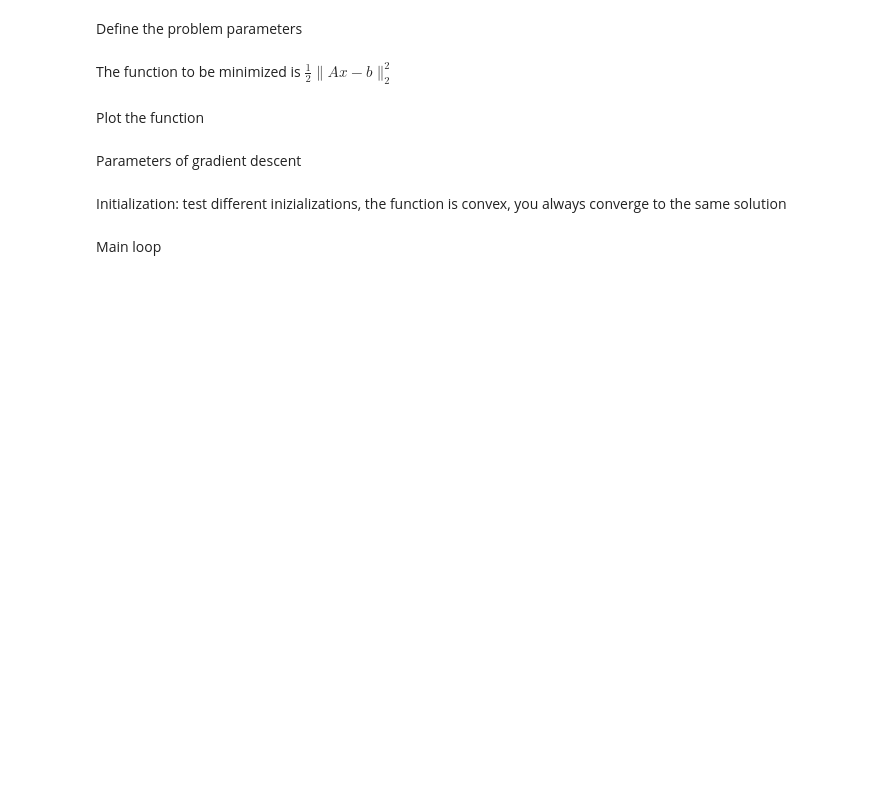
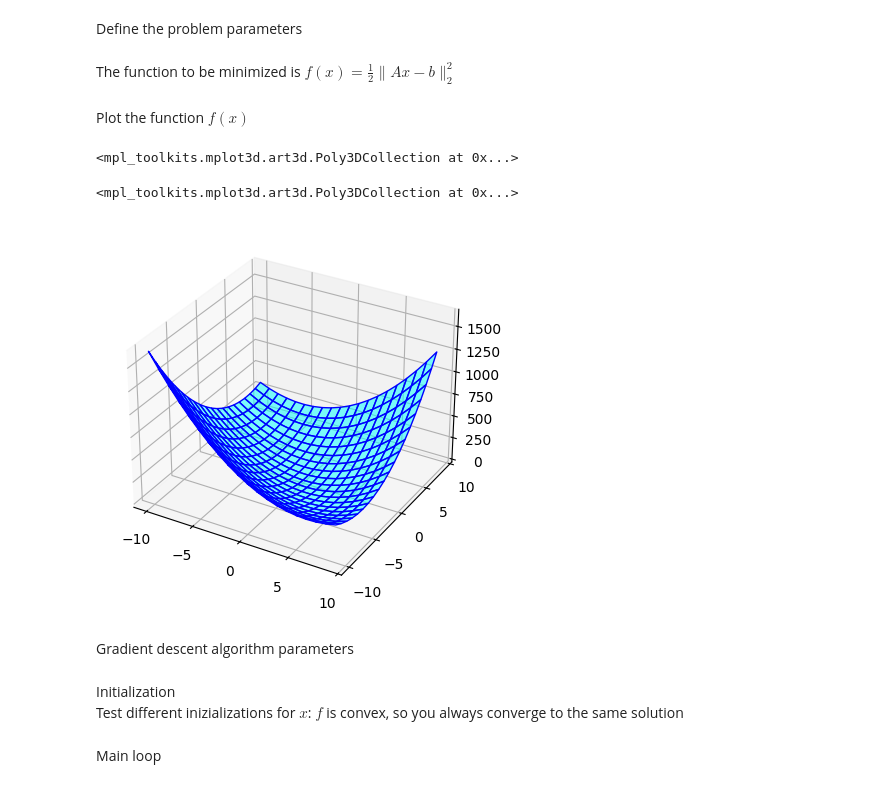
Before and after one commit to Thomas-Fabbris/MMIP-polimi, a Jupyter notebook: Assignments/lecture_11_gradient_descent.ipynb, the cells around one changed output. Cells and saved outputs as stored; diff of their text form; code cells hidden in the pictures; blank space fills up the shorter version.

```diff
--- a/Assignments/lecture_11_gradient_descent.ipynb
+++ b/Assignments/lecture_11_gradient_descent.ipynb
@@ -10,4 +10,4 @@ A = np.array([[1, 3], [3, 1]]) # low dimensions to plot it, you can test larger
 b = np.array([1.1, 0.2])
 # %% [markdown]
-The function to be minimized is $\frac{1}{2}\|Ax-b\|_2^2$
+The function to be minimized is $f(x) = \frac{1}{2}\|Ax-b\|_2^2$
 # %%
@@ -18,16 +20,22 @@ df = lambda x: A.T @ (A @ x - b)
 # %% [markdown]
-Plot the function
+Plot the function $f(x)$
 # %%
-# this function has been prepared only for the visualization sake, no need to go through this but it renders some nice
-# graphics :)
-F = lambda r1, r2: (r1 * A[0, 0] + r2 * A[0, 1] - b[0]) ** 2 + (r1 * A[1, 0] + r2 * A[1, 1] - b[1]) ** 2
+def F(r1, r2): return 0.5 * ((r1 * A[0, 0] + r2 * A[0, 1] -
+                              b[0]) ** 2 + (r1 * A[1, 0] + r2 * A[1, 1] - b[1]) ** 2)
+
+
 xx, yy = np.meshgrid(np.arange(-10, 10), np.arange(-10, 10))
 
 fig = plt.figure()
 ax = plt.axes(projection='3d')
-ax.plot_surface(xx, yy, F(xx, yy), edgecolor=[0, 0, 1], alpha=0.5, facecolor=[0, 1, 1])
+ax.plot_surface(xx, yy, F(xx, yy), edgecolor=[
+                0, 0, 1], alpha=0.5, facecolor=[0, 1, 1])
+# %% [output]
+<mpl_toolkits.mplot3d.art3d.Poly3DCollection at 0x...>
+<mpl_toolkits.mplot3d.art3d.Poly3DCollection at 0x...>
+[figure, added]
-# %% [markdown]
-Parameters of gradient descent
+# %% [markdown]
+Gradient descent algorithm parameters
 # %%
 TOL_GRAD_NORM = 1e-5
 MAX_ITER = 100
@@ -36,4 +44,6 @@ alpha = 0.05 #  step size.. play with this, the system might get really unstable
 # %% [markdown]
-Initialization: test different inizializations, the function is convex, you always converge to the same solution
+Initialization
+Test different inizializations for $x$: $f$ is convex, so you always
+converge to the same solution
 # %%
 x = np.array([-5, 10])
```
Also changed, not shown: parts of 6 cells of this notebook, 1 other file.
